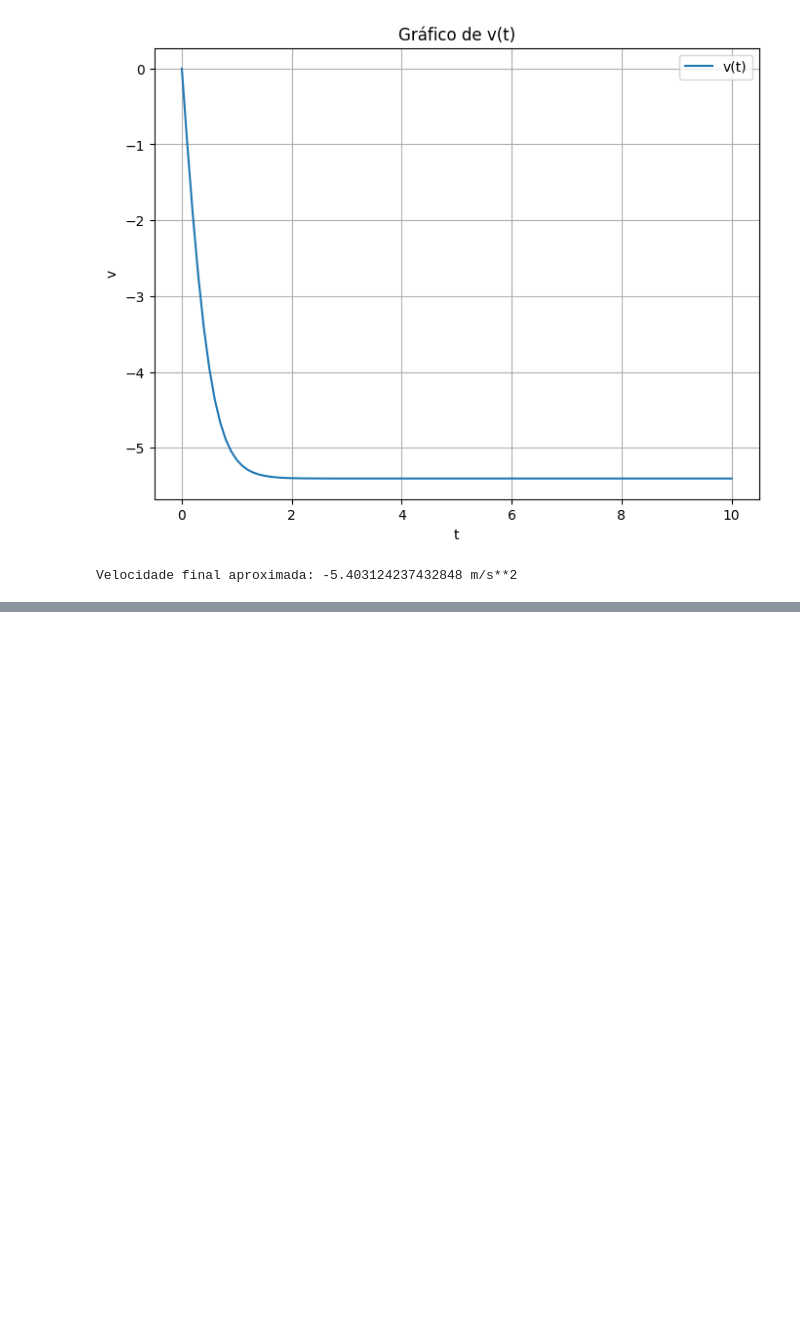
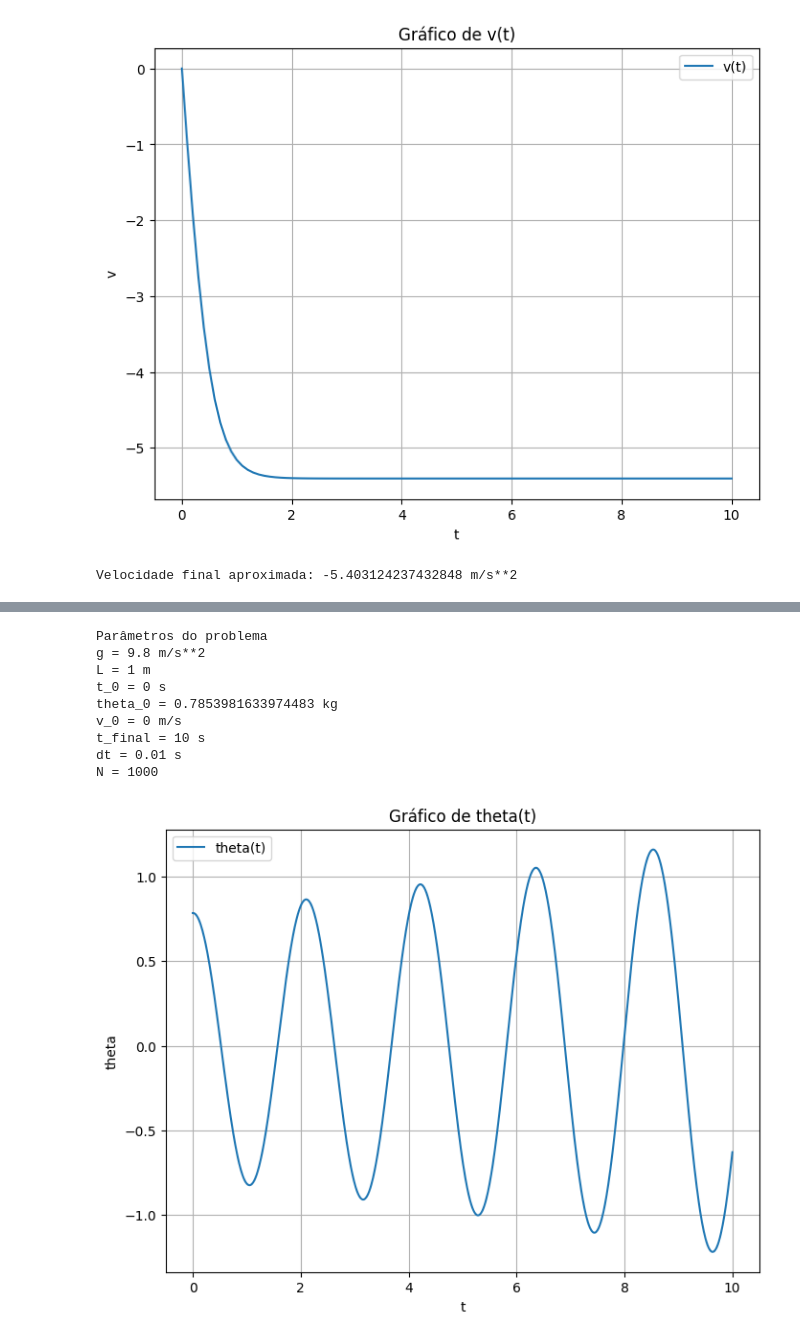
Before and after one commit to LucioFassarella/Ensino, a Jupyter notebook: EDO_MetodoEuler.ipynb, the cells around one changed output, grey strips where cells are left out. Drawn from its saved outputs; the diff is of its cells as text; code cells hidden in the pictures; blank space fills up the shorter version.

```diff
--- a/EDO_MetodoEuler.ipynb
+++ b/EDO_MetodoEuler.ipynb
@@ -145,0 +178,71 @@ Velocidade final aproximada: -5.403124237432848 m/s**2
+# %%
+'''
+Resolução numérica da EDO pelo Método de Euler
+'''
+
+import numpy as np
+
+# Parâmetros do problema
+
+g = 9.8 #(m/s**2)
+L = 1 #(m)
+
+# Condições iniciais
+t_0 = 0 #(segundo)
+theta_0 = np.pi/4
+v_0 =  0 #(metros / segundo)
+
+# Instante final
+t_final = 10 # (segundos)
+
+# Variação do tempo (passo)
+dt = 10**(-2)
+
+# Número de recorrências:
+N = int(np.ceil((t_final - t_0)/dt))
+
+# Recorrência
+t = [t_0 + k_val*dt for k_val in range(N+1)] # Renamed loop variable from k to k_val to avoid conflict with global k
+
+v = [v_0 for k_val in range(N+1)]
+theta = [theta_0 for k_val in range(N+1)]
+
+for k in range(1,N+1):
+    theta[k] = theta[k -1] + v[k -1]*dt
+    v[k] = v[k -1] - (g/L)*np.sin (theta[k -1])*dt
+
+# Print dos parâmetros
+print("Parâmetros do problema")
+print(f"g = {g} m/s**2")
+print(f"L = {L} m")
+
+print(f"t_0 = {t_0} s")
+print(f"theta_0 = {theta_0} kg")
+print(f"v_0 = {v_0} m/s")
+print(f"t_final = {t_final} s")
+print(f"dt = {dt} s")
+print(f"N = {N}")
+
+# Plotagem da solução numérica
+
+import matplotlib.pyplot as plt
+
+plt.figure(figsize=(8, 6))
+plt.plot(t, theta, label='theta(t)')
+plt.title('Gráfico de theta(t)')
+plt.xlabel('t')
+plt.ylabel('theta')
+plt.grid(True)
+plt.legend()
+plt.show()
+# %% [output]
+Parâmetros do problema
+g = 9.8 m/s**2
+L = 1 m
+t_0 = 0 s
+theta_0 = 0.7853981633974483 kg
+v_0 = 0 m/s
+t_final = 10 s
+dt = 0.01 s
+N = 1000
+[figure, added]
```
Also changed, not shown: parts of 3 cells of this notebook.
